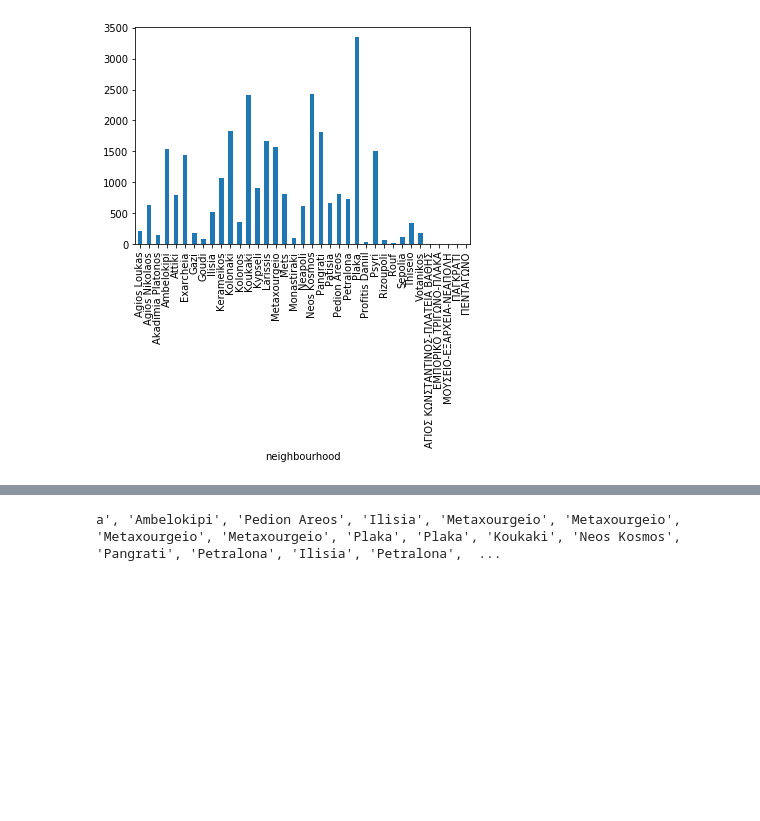
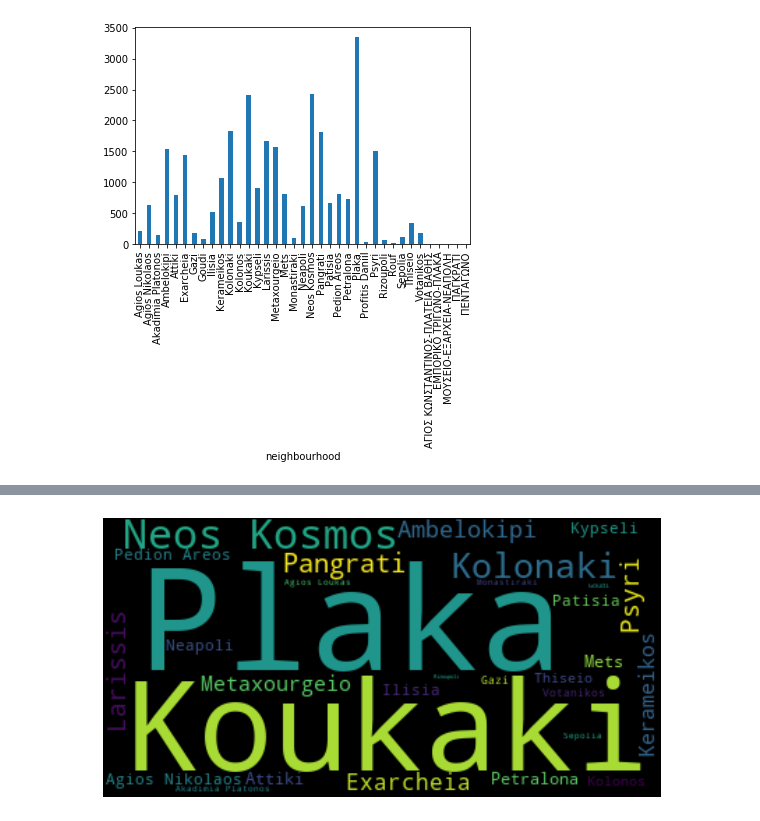
Before and after one commit to Myrto-Iglezou/Airbnb-Data-Analysis-, a Jupyter notebook: dm_project_1.ipynb, the cells around one changed output, grey strips where cells are left out. Cells and saved outputs as stored; diff of their text form; code cells hidden in the pictures; blank space fills up the shorter version.

```diff
--- a/dm_project_1.ipynb
+++ b/dm_project_1.ipynb
@@ -193,15 +208,16 @@ m
 # %%
 # 10
 
 text = df['neighbourhood']
 text = text.tolist()
+tuples = collections.Counter(text)
 
-# wordcloud2 = WordCloud().generate(' '.join(df['neighbourhood']))
-# wordcloud.generate_from_frequencies(frequencies=dict(tuples))
+# wordcloud2 = WordCloud().generate(text)
+words = WordCloud().generate_from_frequencies(frequencies=dict(tuples))
 
-# plt.figure(figsize=(10,10))
-# plt.imshow(data,interpolation='bilinear')
-# plt.axis("off")
-# plt.show()
+plt.figure(figsize=(10,10))
+plt.imshow(words,interpolation='bilinear')
+plt.axis("off")
+plt.show()
 # %% [output]
-a', 'Ambelokipi', 'Pedion Areos', 'Ilisia', 'Metaxourgeio', 'Metaxourgeio', 'Metaxourgeio', 'Metaxourgeio', 'Plaka', 'Plaka', 'Koukaki', 'Neos Kosmos', 'Pangrati', 'Petralona', 'Ilisia', 'Petralona',  ...
+[figure, added]
```
Also changed, not shown: parts of 5 cells of this notebook.
